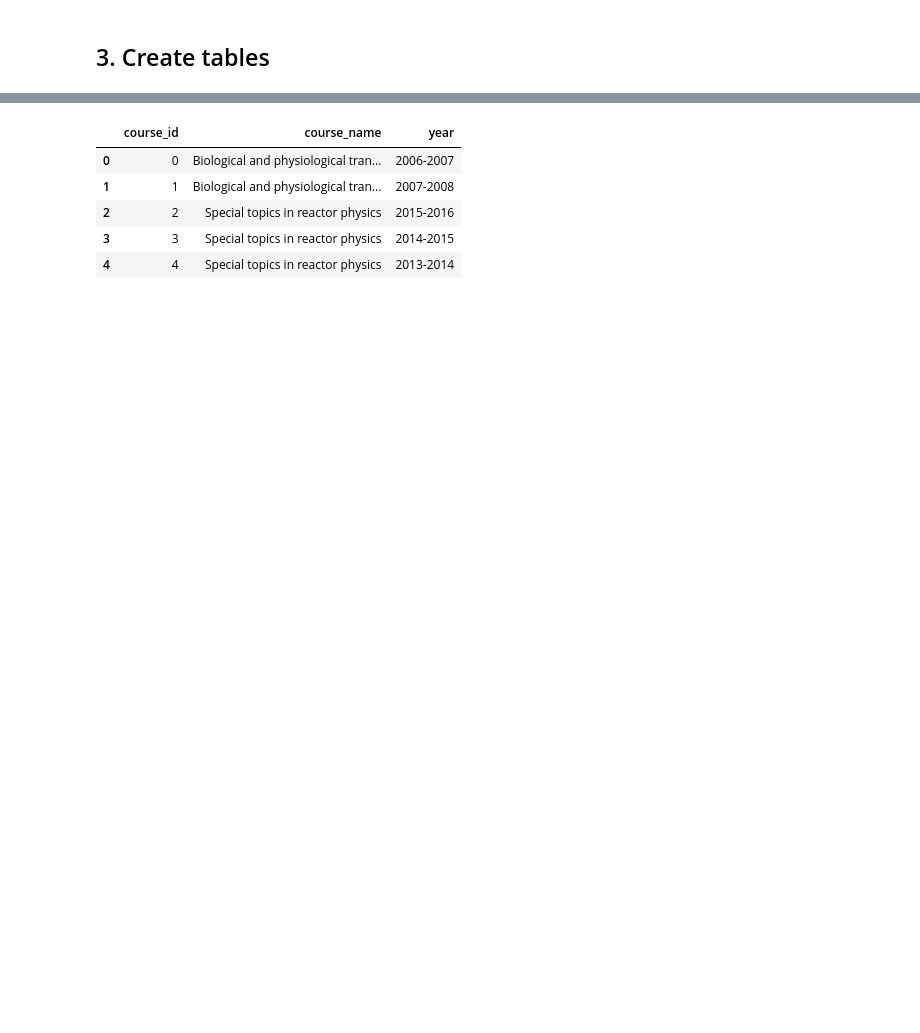
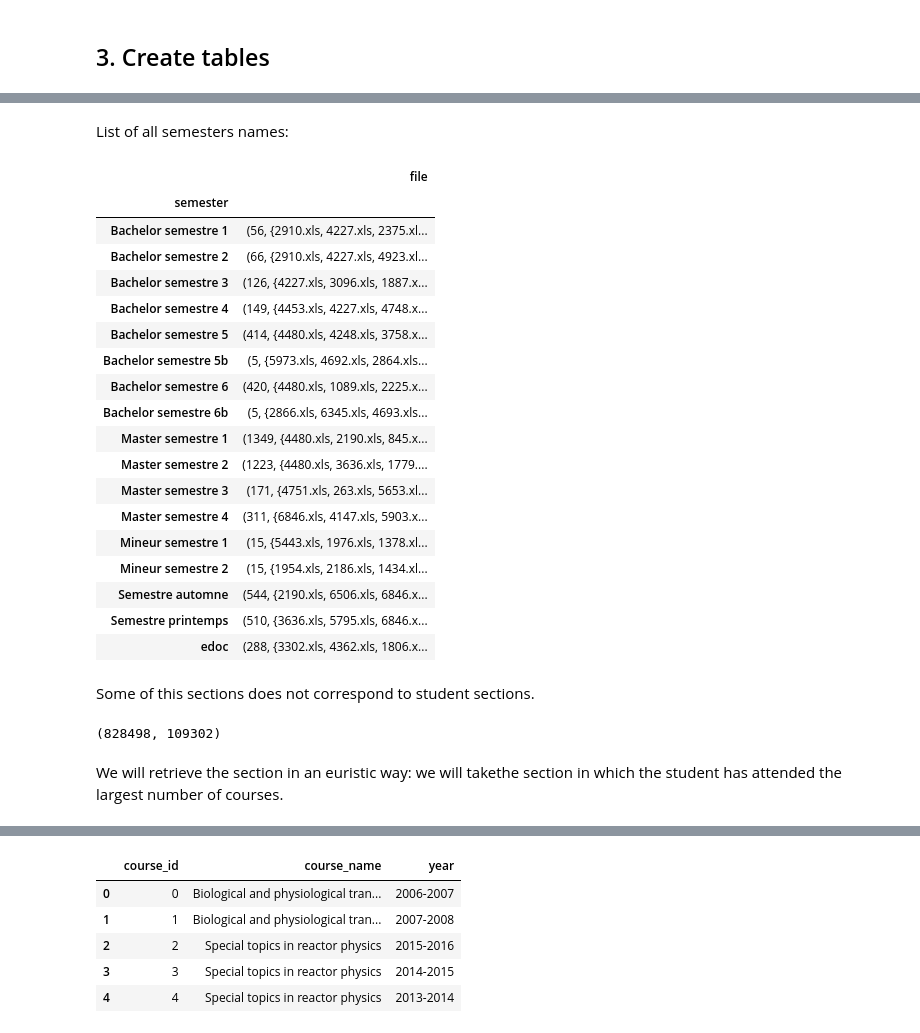
Before and after one commit to com-480-data-visualization/com-480-project-xiaozu, a Jupyter notebook: src/data-analysis/preprocessing.ipynb, the cells around one changed output, grey strips where cells are left out. Drawn from its saved outputs; the diff is of its cells as text; code cells hidden in the pictures; blank space fills up the shorter version.

```diff
--- a/src/data-analysis/preprocessing.ipynb
+++ b/src/data-analysis/preprocessing.ipynb
@@ -192,0 +244,33 @@ df_enrollment_large.head(2)
+# %% [markdown]
+List of all semesters names:
+# %%
+df_enrollment_large.groupby('semester').agg({'file':lambda x: (len(set(x)), set(x))})
+# %% [output]
+|  | file |
+| semester |  |
+| Bachelor semestre 1 | (56, {2910.xls, 4227.xls, 2375.xl... |
+| Bachelor semestre 2 | (66, {2910.xls, 4227.xls, 4923.xl... |
+| Bachelor semestre 3 | (126, {4227.xls, 3096.xls, 1887.x... |
+| Bachelor semestre 4 | (149, {4453.xls, 4227.xls, 4748.x... |
+| Bachelor semestre 5 | (414, {4480.xls, 4248.xls, 3758.x... |
+| Bachelor semestre 5b | (5, {5973.xls, 4692.xls, 2864.xls... |
+| Bachelor semestre 6 | (420, {4480.xls, 1089.xls, 2225.x... |
+| Bachelor semestre 6b | (5, {2866.xls, 6345.xls, 4693.xls... |
+| Master semestre 1 | (1349, {4480.xls, 2190.xls, 845.x... |
+| Master semestre 2 | (1223, {4480.xls, 3636.xls, 1779.... |
+| Master semestre 3 | (171, {4751.xls, 263.xls, 5653.xl... |
+| Master semestre 4 | (311, {6846.xls, 4147.xls, 5903.x... |
+| Mineur semestre 1 | (15, {5443.xls, 1976.xls, 1378.xl... |
+| Mineur semestre 2 | (15, {1954.xls, 2186.xls, 1434.xl... |
+| Semestre automne | (544, {2190.xls, 6506.xls, 6846.x... |
+| Semestre printemps | (510, {3636.xls, 5795.xls, 6846.x... |
+| edoc | (288, {3302.xls, 4362.xls, 1806.x... |
+# %% [markdown]
+Some of this sections does not correspond to student sections.
+# %%
+len(df_enrollment_large[['student_name', 'section']]),\
+    len(df_enrollment_large[['student_name', 'section']].drop_duplicates())
+# %% [output]
+(828498, 109302)
+# %% [markdown]
+We will retrieve the section in an euristic way: we will takethe section in which the student has attended the largest number of courses.
```
Also changed, not shown: parts of 39 cells of this notebook, 5 other files.
